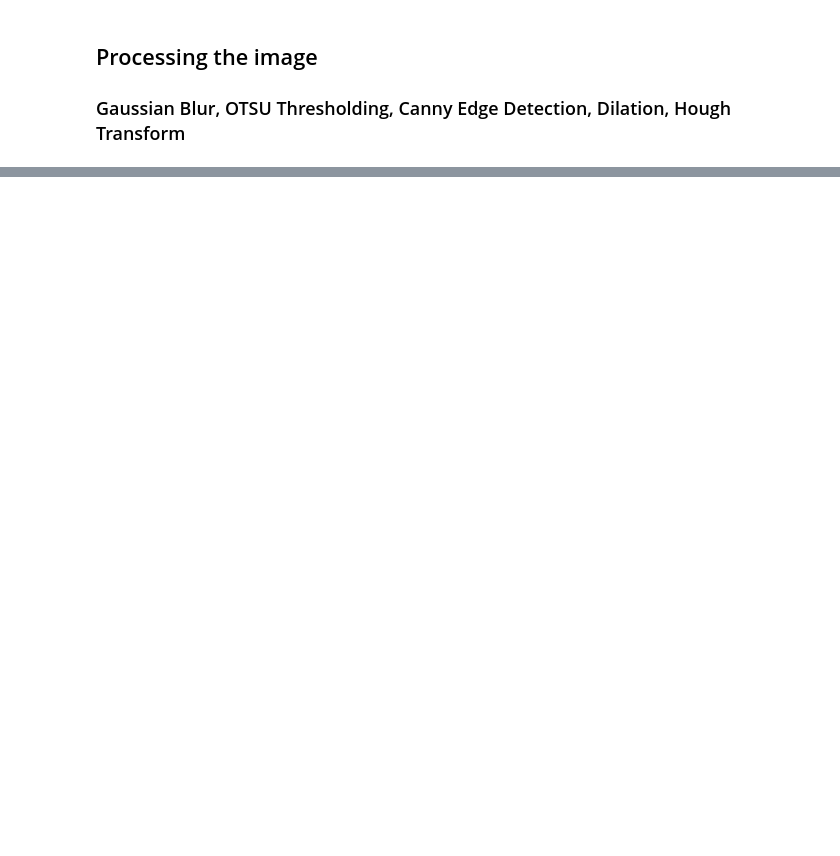
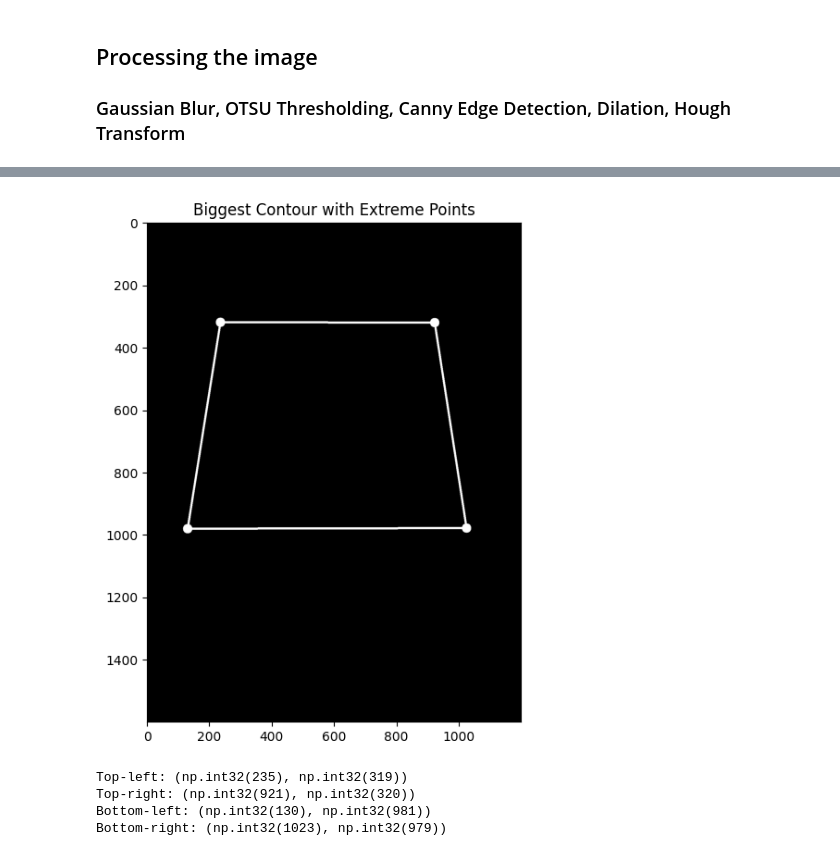
Before and after one commit to JamieYau/chess-vision, a Jupyter notebook: notebooks/chess_recognition.ipynb, the cells around one changed output, grey strips where cells are left out. Cells and saved outputs as stored; diff of their text form; code cells hidden in the pictures; blank space fills up the shorter version.

```diff
--- a/notebooks/chess_recognition.ipynb
+++ b/notebooks/chess_recognition.ipynb
@@ -59,0 +122,59 @@ plt.imshow(black_image,cmap="gray");
+# %%
+# Find contours of dilated_valid_squares_image
+contours, _ = cv2.findContours(dilated_valid_squares_image, cv2.RETR_EXTERNAL, cv2.CHAIN_APPROX_SIMPLE)
+
+# Check if any contours were found
+if contours:
+    # take biggest contour
+    largest_contour = max(contours, key=cv2.contourArea)
+
+    # create black image
+    biggest_area_image = np.zeros_like(dilated_valid_squares_image)
+
+    # Initialize variables to store extreme points
+    top_left, top_right, bottom_left, bottom_right = None, None, None, None
+
+    # Loop through the contour to find extreme points
+    for point in largest_contour[:, 0]:
+        x, y = point
+
+        if top_left is None or (x + y < top_left[0] + top_left[1]):
+            top_left = (x, y)
+
+        if top_right is None or (x - y > top_right[0] - top_right[1]):
+            top_right = (x, y)
+
+        if bottom_left is None or (x - y < bottom_left[0] - bottom_left[1]):
+            bottom_left = (x, y)
+
+        if bottom_right is None or (x + y > bottom_right[0] + bottom_right[1]):
+            bottom_right = (x, y)
+
+    # Mark the extreme points
+    cv2.circle(biggest_area_image, top_left, 15, (255, 255, 255), -1)
+    cv2.circle(biggest_area_image, top_right, 15, (255, 255, 255), -1)
+    cv2.circle(biggest_area_image, bottom_left, 15, (255, 255, 255), -1)
+    cv2.circle(biggest_area_image, bottom_right, 15, (255, 255, 255), -1)
+
+    # Draw lines between the corners to form the chessboard outline
+    cv2.line(biggest_area_image, top_left, top_right, (255, 255, 255), 5)
+    cv2.line(biggest_area_image, top_left, bottom_left, (255, 255, 255), 5)
+    cv2.line(biggest_area_image, top_right, bottom_right, (255, 255, 255), 5)
+    cv2.line(biggest_area_image, bottom_left, bottom_right, (255, 255, 255), 5)
+
+    plt.figure(figsize=(9, 7))
+    plt.title("Biggest Contour with Extreme Points")
+    plt.imshow(biggest_area_image, cmap="gray")
+    plt.show()
+
+    # Print out the extreme points
+    print("Top-left:", top_left)
+    print("Top-right:", top_right)
+    print("Bottom-left:", bottom_left)
+    print("Bottom-right:", bottom_right)
+# %% [output]
+[figure, added]
+Top-left: (np.int32(235), np.int32(319))
+Top-right: (np.int32(921), np.int32(320))
+Bottom-left: (np.int32(130), np.int32(981))
+Bottom-right: (np.int32(1023), np.int32(979))
```
Also changed, not shown: parts of 6 cells of this notebook.
